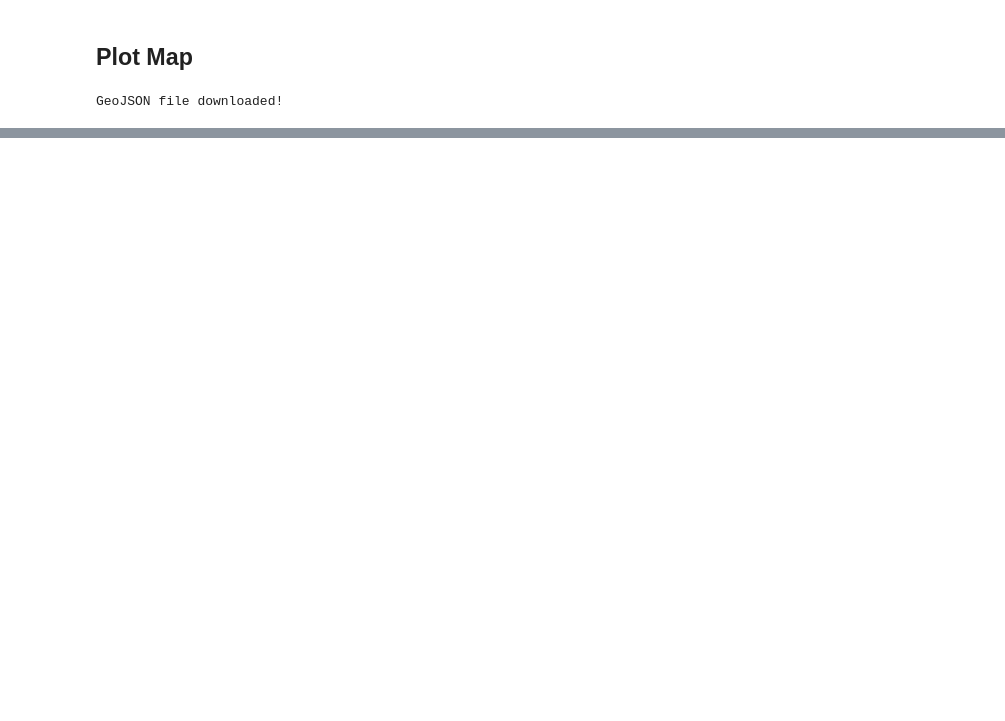
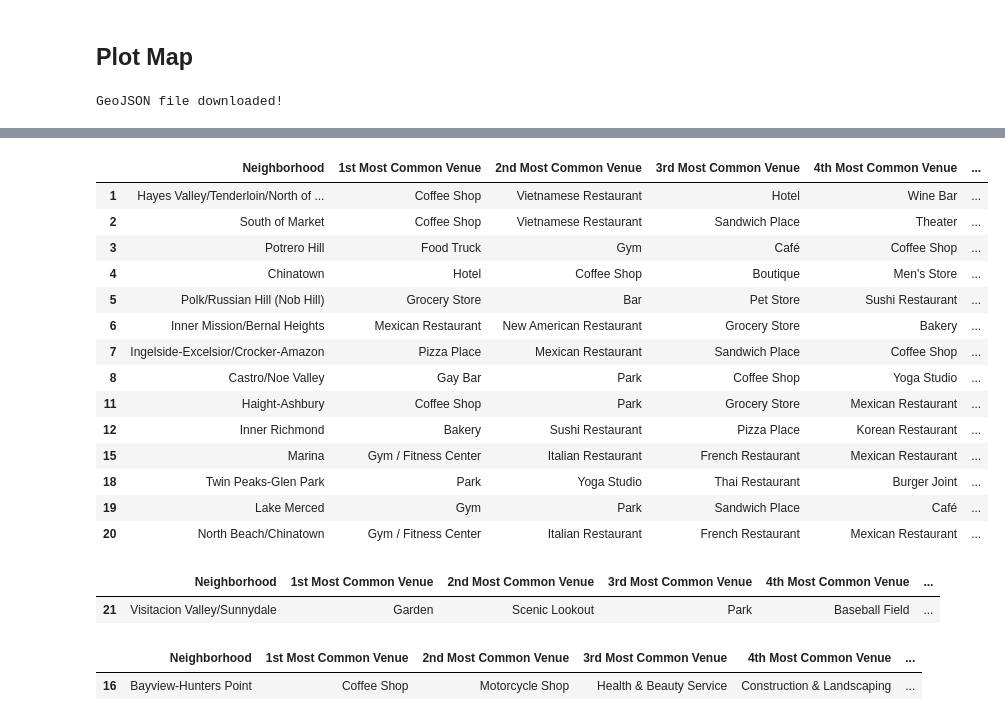
Before and after one commit to fltrazzi/Coursera_Capstone, a Jupyter notebook: Coursera_Capstone.ipynb, the cells around one changed output, grey strips where cells are left out. Cells and saved outputs as stored; diff of their text form; code cells hidden in the pictures; blank space fills up the shorter version.

Commit message:
Published from Watson Studio.

```diff
--- a/Coursera_Capstone.ipynb
+++ b/Coursera_Capstone.ipynb
@@ -368,12 +361,12 @@ neighborhoods_venues_sorted
 Cluster Neighbourhoods - Running k-means to cluster the neighborhood into 3 clusters.
 # %%
 # set number of clusters
-kclusters = 4
+kclusters = 5
 
 sf_grouped_clustering = sf_grouped.drop('Neighborhood', 1)
 
 # run k-means clustering
-kmeans = KMeans(n_clusters=kclusters, random_state=0).fit(sf_grouped_clustering)
+kmeans = KMeans(n_clusters=kclusters, random_state = 5).fit(sf_grouped_clustering)
 
 # check cluster labels generated for each row in the dataframe
 kmeans.labels_
@@ -382,12 +375,13 @@ array([2, 1, 1, 1, 1, 1, 1, 1, 0, 1, 1, 1, 1, 0, 1, 3, 1, 1, 3, 1],
       dtype=int32)
 # %%
-# add clustering labels
-neighborhoods_venues_sorted.insert(0, 'Cluster Labels', kmeans.labels_)
+#### add clustering labels
+neib_venues_sorted = neighborhoods_venues_sorted.copy()
+neib_venues_sorted.insert(0, 'Cluster Labels', kmeans.labels_)
 
 sf_merged = df_sf_neib
 
 # merge toronto_grouped with df_toronto to add latitude/longitude for each neighborhood
-sf_merged = sf_merged.join(neighborhoods_venues_sorted.set_index('Neighborhood'), on='Neighborhood')
+sf_merged = sf_merged.join(neib_venues_sorted.set_index('Neighborhood'), on='Neighborhood')
 
 # remove rows with NaN values
 sf_merged.dropna(inplace=True)
@@ -396,4 +390,4 @@ sf_merged.reset_index(drop=True)
 # set the Cluster label type to int
 sf_merged = sf_merged.astype({'Cluster Labels': int})
 
-sf_merged
+#sf_merged
@@ -491,0 +475,28 @@ sanfran_map
+# %%
+sf_merged.loc[sf_merged['Cluster Labels'] == 2, sf_merged.columns[[1] + list(range(5, sf_merged.shape[1]))]]
+# %% [output]
+|  | Neighborhood | 1st Most Common Venue | 2nd Most Common Venue | 3rd Most Common Venue | 4th Most Common Venue | ... |
+| 1 | Hayes Valley/Tenderloin/North of ... | Coffee Shop | Vietnamese Restaurant | Hotel | Wine Bar | ... |
+| 2 | South of Market | Coffee Shop | Vietnamese Restaurant | Sandwich Place | Theater | ... |
+| 3 | Potrero Hill | Food Truck | Gym | Café | Coffee Shop | ... |
+| 4 | Chinatown | Hotel | Coffee Shop | Boutique | Men's Store | ... |
+| 5 | Polk/Russian Hill (Nob Hill) | Grocery Store | Bar | Pet Store | Sushi Restaurant | ... |
+| 6 | Inner Mission/Bernal Heights | Mexican Restaurant | New American Restaurant | Grocery Store | Bakery | ... |
+| 7 | Ingelside-Excelsior/Crocker-Amazon | Pizza Place | Mexican Restaurant | Sandwich Place | Coffee Shop | ... |
+| 8 | Castro/Noe Valley | Gay Bar | Park | Coffee Shop | Yoga Studio | ... |
+| 11 | Haight-Ashbury | Coffee Shop | Park | Grocery Store | Mexican Restaurant | ... |
+| 12 | Inner Richmond | Bakery | Sushi Restaurant | Pizza Place | Korean Restaurant | ... |
+| 15 | Marina | Gym / Fitness Center | Italian Restaurant | French Restaurant | Mexican Restaurant | ... |
+| 18 | Twin Peaks-Glen Park | Park | Yoga Studio | Thai Restaurant | Burger Joint | ... |
+| 19 | Lake Merced | Gym | Park | Sandwich Place | Café | ... |
+| 20 | North Beach/Chinatown | Gym / Fitness Center | Italian Restaurant | French Restaurant | Mexican Restaurant | ... |
+# %%
+sf_merged.loc[sf_merged['Cluster Labels'] == 3, sf_merged.columns[[1] + list(range(5, sf_merged.shape[1]))]]
+# %% [output]
+|  | Neighborhood | 1st Most Common Venue | 2nd Most Common Venue | 3rd Most Common Venue | 4th Most Common Venue | ... |
+| 21 | Visitacion Valley/Sunnydale | Garden | Scenic Lookout | Park | Baseball Field | ... |
+# %%
+sf_merged.loc[sf_merged['Cluster Labels'] == 4, sf_merged.columns[[1] + list(range(5, sf_merged.shape[1]))]]
+# %% [output]
+|  | Neighborhood | 1st Most Common Venue | 2nd Most Common Venue | 3rd Most Common Venue | 4th Most Common Venue | ... |
+| 16 | Bayview-Hunters Point | Coffee Shop | Motorcycle Shop | Health & Beauty Service | Construction & Landscaping | ... |
```
Also changed, not shown: parts of 11 cells of this notebook.
